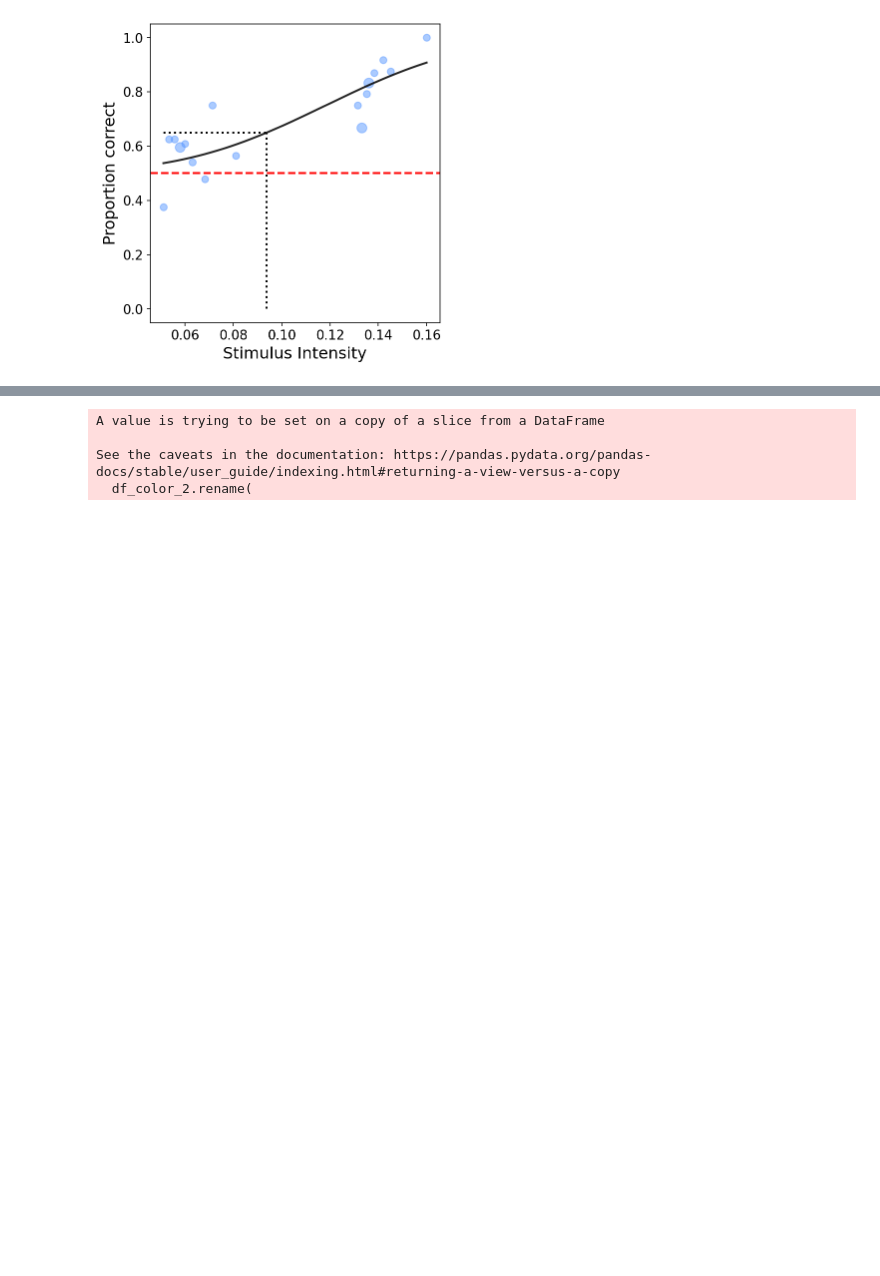
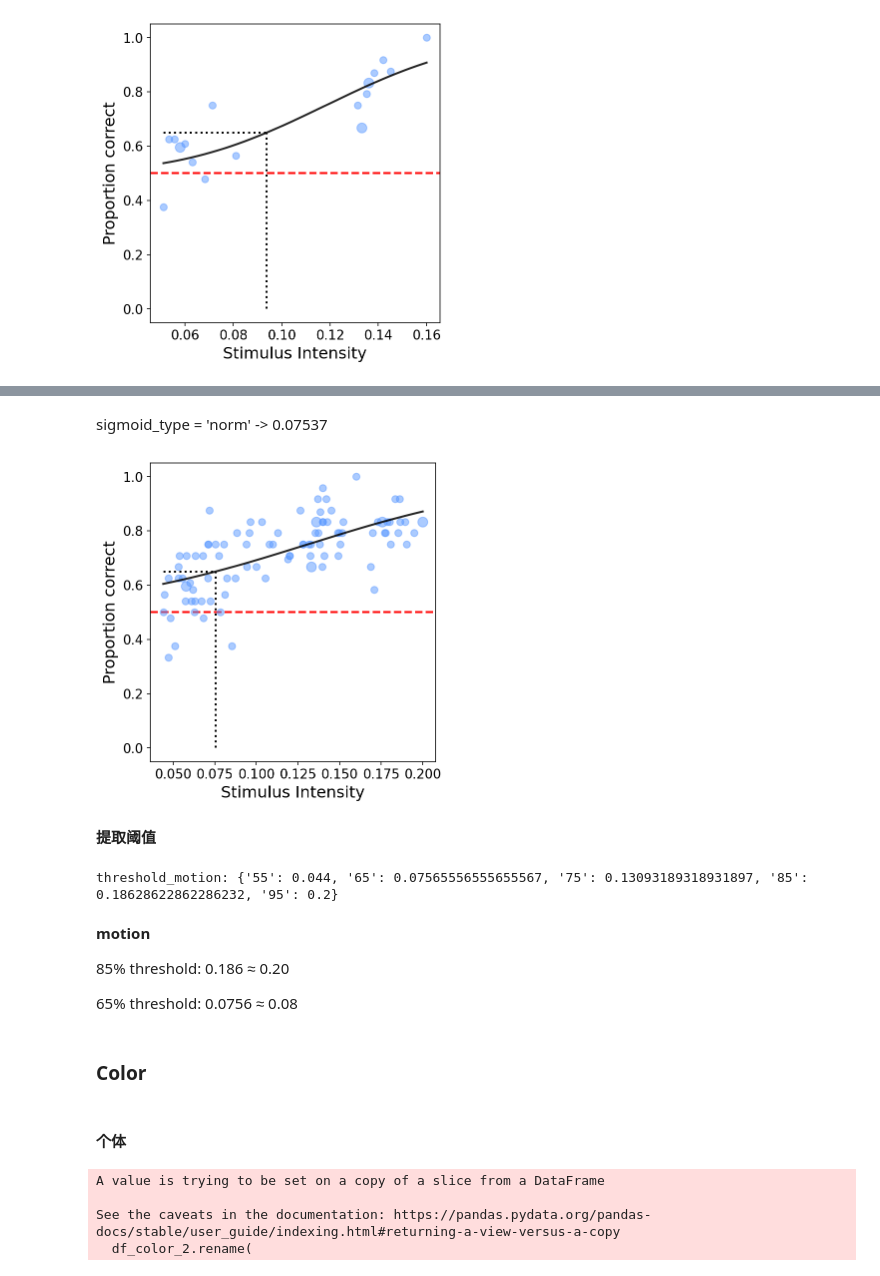
Before and after one commit to Wsy122/Self_Prioritization_Expt, a Jupyter notebook: 3_Analysis/3_2_pilot_expt_v3/psychCurve.ipynb, the cells around one changed output, grey strips where cells are left out. Cells and saved outputs as stored; diff of their text form; code cells hidden in the pictures; blank space fills up the shorter version.

```diff
--- a/3_Analysis/3_2_pilot_expt_v3/psychCurve.ipynb
+++ b/3_Analysis/3_2_pilot_expt_v3/psychCurve.ipynb
@@ -341,3 +376,63 @@ Color
+# %% [markdown]
+sigmoid_type = 'norm' -> 0.07537
+# %%
+# 拟合模型
+metrics, options = bf.fitmodel(df_motion_3, threshold = 0.65, sigmoid_type = 'logistic')
+# 绘制心理物理学函数曲线
+bf.plot_psyfcn(df_motion_3, options, metrics, scale_pnts=True, estimate_type = 'MAP')
+plt.show()
+# %% [output]
+[figure, added]
+# %% [markdown]
+**提取阈值**
+# %%
+# 拟合模型
+metrics_m_55, options = bf.fitmodel(
+    df_motion_3, threshold = 0.55, sigmoid_type = 'logistic',
+    # param_ests = [None, None, None, None], param_free = [True, True, True, True]
+)
+
+metrics_m_65, options = bf.fitmodel(
+    df_motion_3, threshold = 0.65, sigmoid_type = 'logistic',
+    # param_ests = [None, None, None, None], param_free = [True, True, True, True]
+)
+
+metrics_m_75, options = bf.fitmodel(
+    df_motion_3, threshold = 0.75, sigmoid_type = 'logistic',
+    # param_ests = [None, None, None, None], param_free = [True, True, True, True]
+)
+
+metrics_m_85, options = bf.fitmodel(
+    df_motion_3, threshold = 0.85, sigmoid_type = 'logistic',
+    # param_ests = [None, None, None, None], param_free = [True, True, True, True]
+)
+
+metrics_m_95, options = bf.fitmodel(
+    df_motion_3, threshold = 0.95, sigmoid_type = 'logistic',
+    # param_ests = [None, None, None, None], param_free = [True, True, True, True]
+)
+
+# 提取阈值
+# threshold = bf.get_threshold(df_motion_3, metrics, options, threshold_pc=0.65, estimate_type='MAP')
+
+print("threshold_motion:", {"55": metrics_m_55['threshold'],
+                     "65": metrics_m_65['threshold'],
+                     "75": metrics_m_75['threshold'],
+                     "85": metrics_m_85['threshold'],
+                     "95": metrics_m_95['threshold'],
+                     })
+# %% [output]
+threshold_motion: {'55': 0.044, '65': 0.07565556555655567, '75': 0.13093189318931897, '85': 0.18628622862286232, '95': 0.2}
+# %% [markdown]
+**motion**
+
+85% threshold: 0.186 ≈ 0.20
+
+65% threshold: 0.0756 ≈ 0.08
+# %% [markdown]
+### Color
+# %% [markdown]
+#### 个体
 # %%
 # 提取 'target_color_proportion'  'correct_count' 和 'all_count' 列
 df_color_2 = df_color[['target_color_proportion', 'correct_count', 'all_count', 'Participant_ID']]
```
Also changed, not shown: parts of 23 cells of this notebook, 19 other files.
